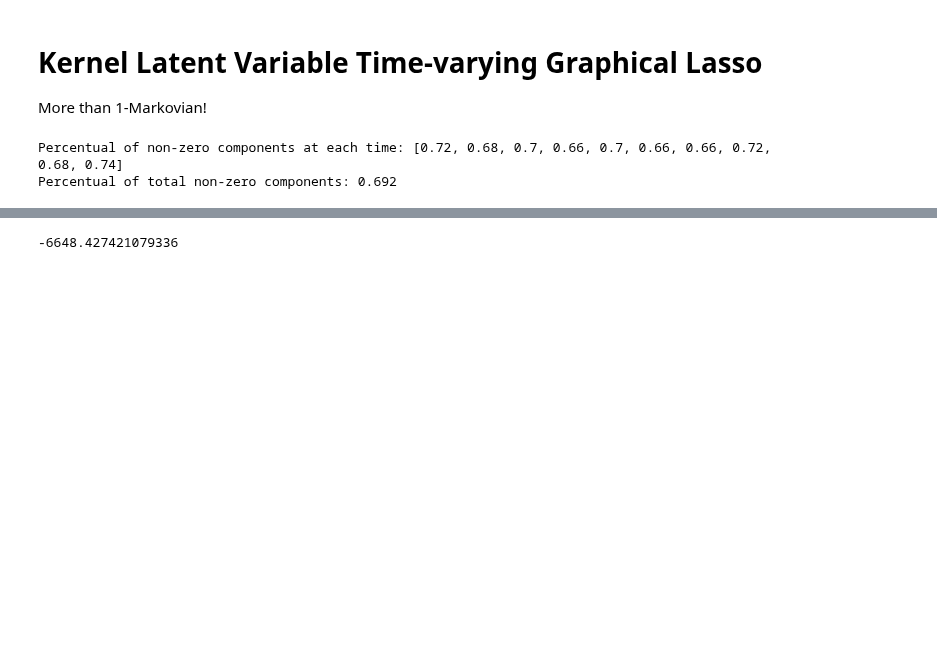
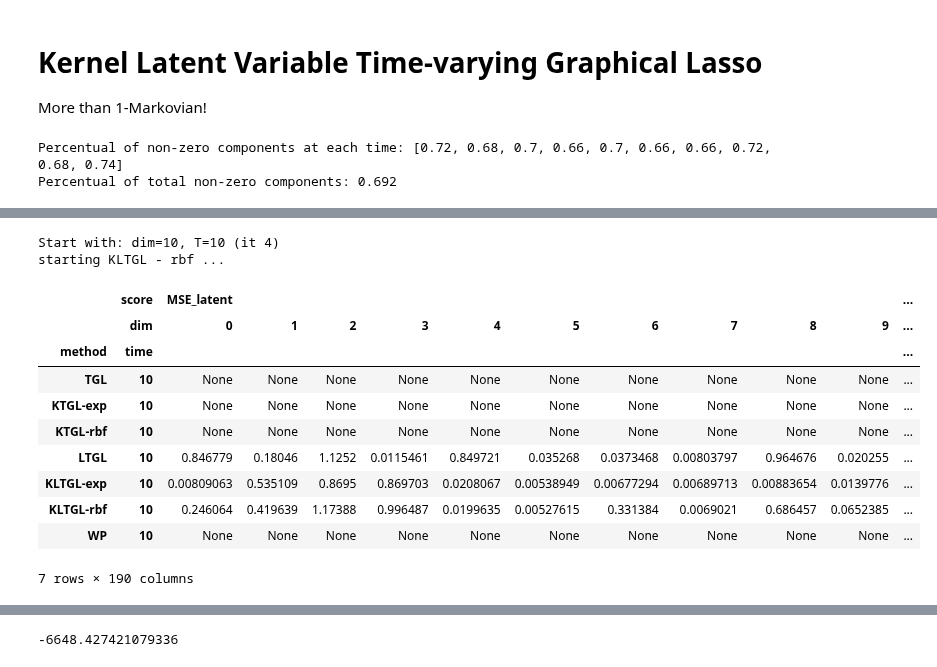
Before and after one commit to fdtomasi/regain, a Jupyter notebook: notebooks/kernel_ltgl.ipynb, the cells around one changed output, grey strips where cells are left out. Drawn from its saved outputs; the diff is of its cells as text; code cells hidden in the pictures; blank space fills up the shorter version.

```diff
--- a/notebooks/kernel_ltgl.ipynb
+++ b/notebooks/kernel_ltgl.ipynb
@@ -200,15 +60,13 @@ data = {(dim, T) : datasets.make_dataset(
 # setting 2 - sample from GPs
 n_samples = 100
 T = 10
-n_dim_obs = 10
-
-k = (n_dim_obs, T)
+n_dim = 10
 
 np.random.seed(0)
 
 reload(datasets)
-data = {(dim, T) : datasets.make_dataset(
+data = [datasets.make_dataset(
     mode='gp', n_samples=n_samples, n_dim_lat=1, n_dim_obs=dim,  T=T, epsilon=0.4)
-    for dim in [n_dim_obs]}
+    for i in range(10)]
 # %%
 # info on the data set
@@ -223,7 +81,7 @@ Percentual of non-zero components at each time: [0.72, 0.68, 0.7, 0.66, 0.7, 0.6
 Percentual of total non-zero components: 0.692
 # %%
 # prepare dataframe for results
-n_dims = [n_dim_obs]
+n_dims = range(10)
 n_times = [T]
 methods = ['TGL', 'KTGL-exp', 'KTGL-rbf', 'LTGL', 'KLTGL-exp', 'KLTGL-rbf', 'WP']
 scores = sorted([
@@ -301,0 +107,19 @@ starting KLTGL - rbf ...
+# %%
+run_results(data, dff, scores)
+# %% [output]
+Start with: dim=10, T=10 (it 4)
+starting KLTGL - rbf ...
+# %%
+dff
+# %% [output]
+|  | score | MSE_latent |  |  |  |  |  |  |  |  |  | ... |
+|  | dim | 0 | 1 | 2 | 3 | 4 | 5 | 6 | 7 | 8 | 9 | ... |
+| method | time |  |  |  |  |  |  |  |  |  |  | ... |
+| TGL | 10 | None | None | None | None | None | None | None | None | None | None | ... |
+| KTGL-exp | 10 | None | None | None | None | None | None | None | None | None | None | ... |
+| KTGL-rbf | 10 | None | None | None | None | None | None | None | None | None | None | ... |
+| LTGL | 10 | 0.846779 | 0.18046 | 1.1252 | 0.0115461 | 0.849721 | 0.035268 | 0.0373468 | 0.00803797 | 0.964676 | 0.020255 | ... |
+| KLTGL-exp | 10 | 0.00809063 | 0.535109 | 0.8695 | 0.869703 | 0.0208067 | 0.00538949 | 0.00677294 | 0.00689713 | 0.00883654 | 0.0139776 | ... |
+| KLTGL-rbf | 10 | 0.246064 | 0.419639 | 1.17388 | 0.996487 | 0.0199635 | 0.00527615 | 0.331384 | 0.0069021 | 0.686457 | 0.0652385 | ... |
+| WP | 10 | None | None | None | None | None | None | None | None | None | None | ... |
+7 rows × 190 columns
```
Also changed, not shown: parts of 14 cells of this notebook, 1 other file.
